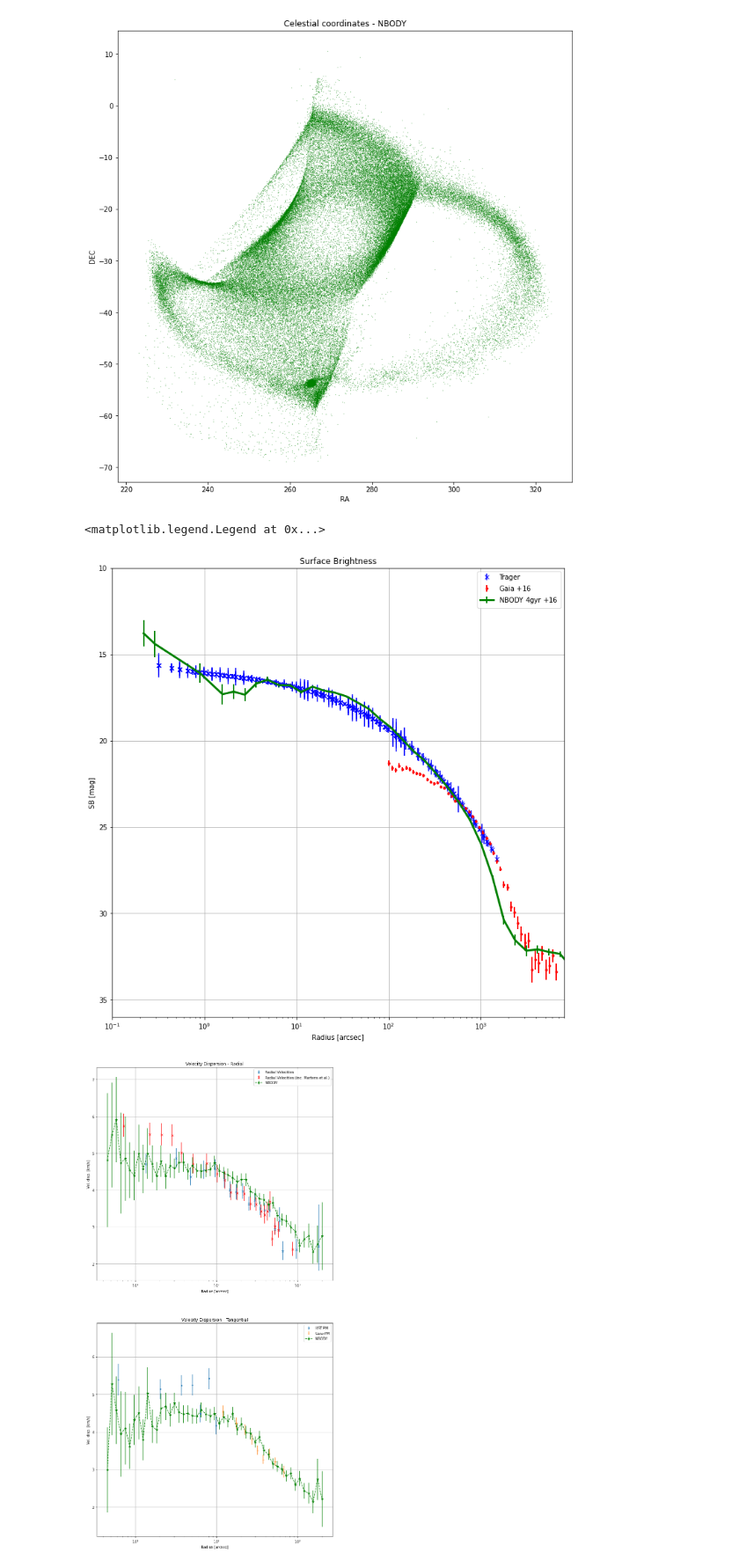
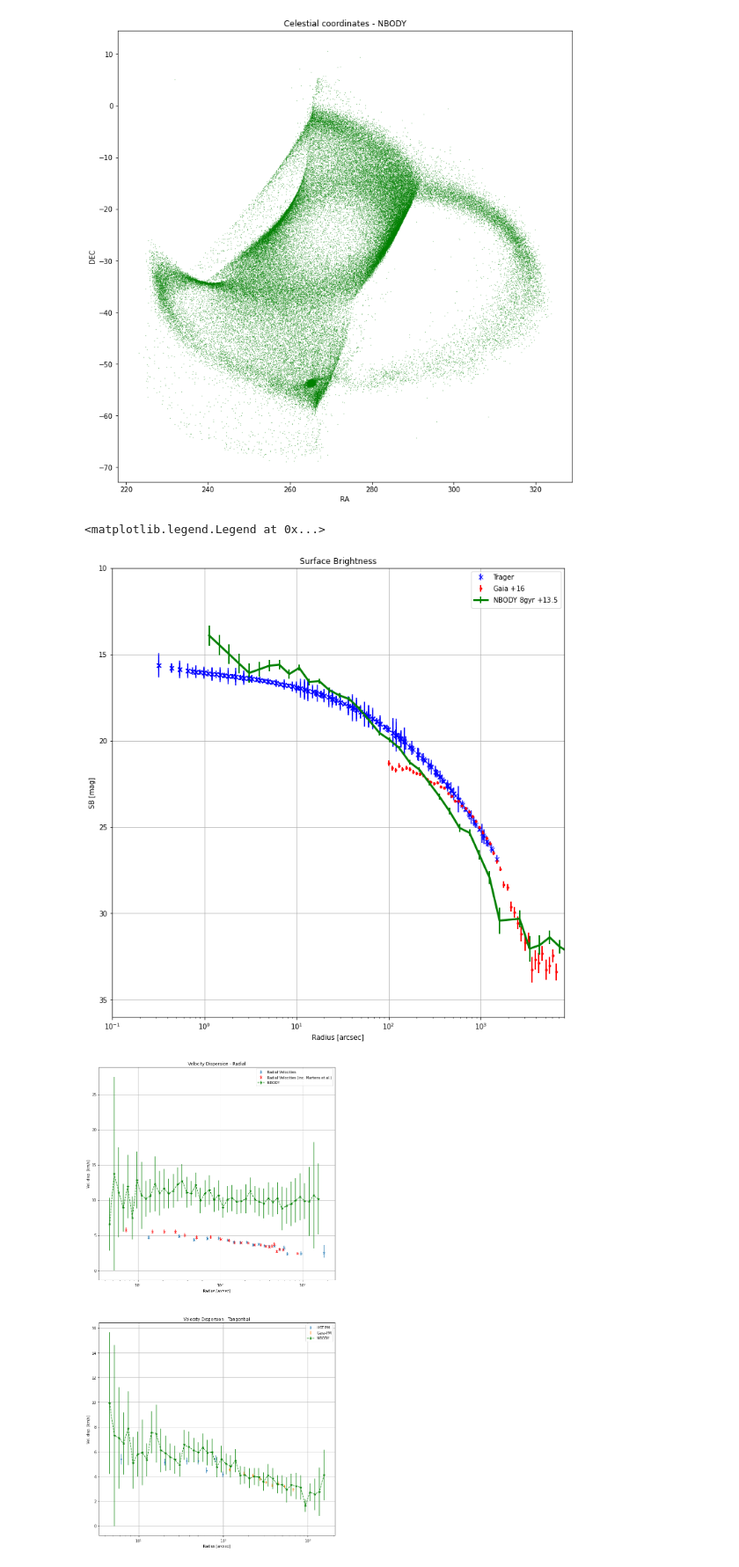
Before and after one commit to anthony-arnold/ngc6397, a Jupyter notebook: ngc6397.ipynb, the cells around one changed output. Shown at 88% size. Cells and saved outputs as stored; diff of their text form; code cells hidden in the pictures.

```diff
--- a/ngc6397.ipynb
+++ b/ngc6397.ipynb
@@ -248,23 +248,24 @@ arcsec_distance = rad2arcsec(angular_dist(gaia_cut['ra'], gaia_cut['dec'], orbit
 surface_density(arcsec_distance[arcsec_distance > 100], ax, 'Gaia $+16$', scale=16, fmt='r.')
 
 # Get nbody form
-m80 = (nbody[:,7] > 0.8) & (nbody[:,8] < 10)
+#m80 = (nbody[:,7] > 0.8) & (nbody[:,8] < 10)
 
-nbdis = rad2arcsec(angular_dist(nbody[:,1][m80], nbody[:,2][m80], orbits.RA, orbits.DEC))
-surface_density(nbdis, ax, 'NBODY 4gyr $+16$', fmt='g-', scale=16, lw=3)
+#nbdis = rad2arcsec(angular_dist(nbody[:,1][m80], nbody[:,2][m80], orbits.RA, orbits.DEC))
+#surface_density(nbdis, ax, 'NBODY 4gyr $+16$', fmt='g-', scale=16, lw=3)
 
 # Get nbody form
+nbody8 = np.loadtxt('2023-02-09/ngc6397.out')
 #nbody8 = np.loadtxt('8gyr/ngc6397.out')
-#m80 = (nbody8[:,7] > 0.8) & (nbody8[:,8] < 10)
+m80 = (nbody8[:,7] > 0.8) & (nbody8[:,8] < 10)
 
-#nbdis = rad2arcsec(angular_dist(nbody8[:,1][m80], nbody8[:,2][m80], orbits.RA, orbits.DEC))
-#surface_density(nbdis, ax, 'NBODY 8gyr $+16$', fmt='y-', scale=16, lw=3)
+nbdis = rad2arcsec(angular_dist(nbody8[:,1][m80], nbody8[:,2][m80], orbits.RA, orbits.DEC))
+surface_density(nbdis, ax, 'NBODY 8gyr $+13.5$', fmt='g-', scale=13.5, lw=3)
 
 
 ax.legend()
 # %% [output]
 <matplotlib.legend.Legend at 0x...>
-[figure, old version]
+[figure, new version]
 # %%
 # Vel. disp.
 from astropy import units as u
@@ -323,8 +324,8 @@ def tangent_to_velocity(mas):
 def plot_veldis_nb(axes, label, fmt='g--*'):
     ax1, ax2 = axes
 
-    m80 = (nbody[:,7] > 0.8) & (nbody[:,8] < 10)
-    bright = nbody[m80]
+    m80 = (nbody8[:,7] > 0.8) & (nbody8[:,8] < 10)
+    bright = nbody8[m80]
     nbdx = rad2arcsec(angular_dist(bright[:,1], bright[:,2], orbits.RA, orbits.DEC)) * u.arcsec
 
     nbvr = bright[:,6] * u.km/u.s
@@ -335,31 +336,31 @@ def plot_veldis_nb(axes, label, fmt='g--*'):
     vn = tangent_to_velocity(bright[:,4] * u.mas)
 
     nbpm = np.sqrt(ve**2 + vn**2)/np.sqrt(2.0)
     nbvd, nberr, nbvb = get_veldis(nbpm, nbdx)
     ax2.errorbar(nbvb, nbvd, nberr, label='NBODY', fmt=fmt)
 
 
 def plot_veldis_type(ax, t, label, martens=False, fmt='.'):
     vcut = veldis.odata['type'] == t
     verru = veldis.odata['esig_u'][vcut]
     verrl = veldis.odata['e_sigl'][vcut]
     verr = np.vstack((verrl, verru))
     ax.errorbar(veldis.odata['R'][vcut], veldis.odata['sig'][vcut], verr, label=label, fmt=fmt)
 
     if martens:
         vcut = veldis.odata_martens['type'] == t
         verru = veldis.odata_martens['esig_u'][vcut]
         verrl = veldis.odata_martens['e_sigl'][vcut]
         verr = np.vstack((verrl, verru))
         ax.errorbar(veldis.odata_martens['R'][vcut], veldis.odata_martens['sig'][vcut], verr, label=label + " (inc. Martens et al.)", fmt='r'+fmt)
 
 plot_veldis_type(axes[0], 1, 'Radial Velocities', martens=True, fmt='x')
 plot_veldis_type(axes[1], 2, 'HST-PM', fmt='.')
 plot_veldis_type(axes[1], 4, 'Gaia-PM', fmt='+')
 
 plot_veldis_nb(axes, 'NBODY')
 
 for ax in axes:
     ax.legend()
 # %% [output]
-[figure, old version]
+[figure, new version]
```
Also changed, not shown: parts of 3 cells of this notebook, 5 other files.
